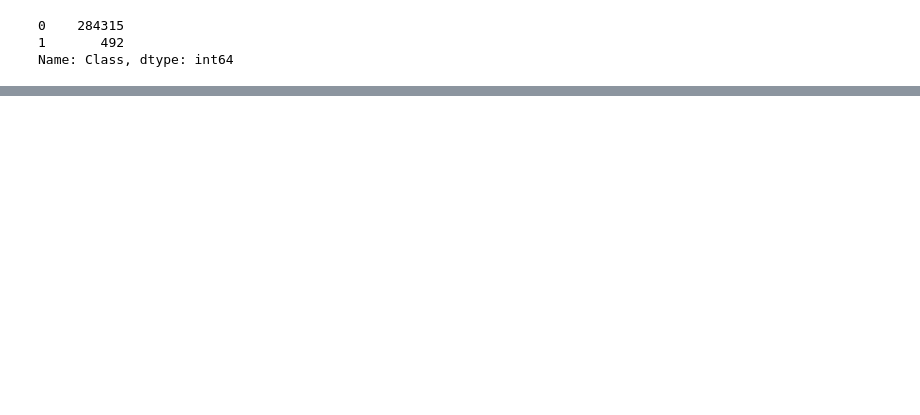
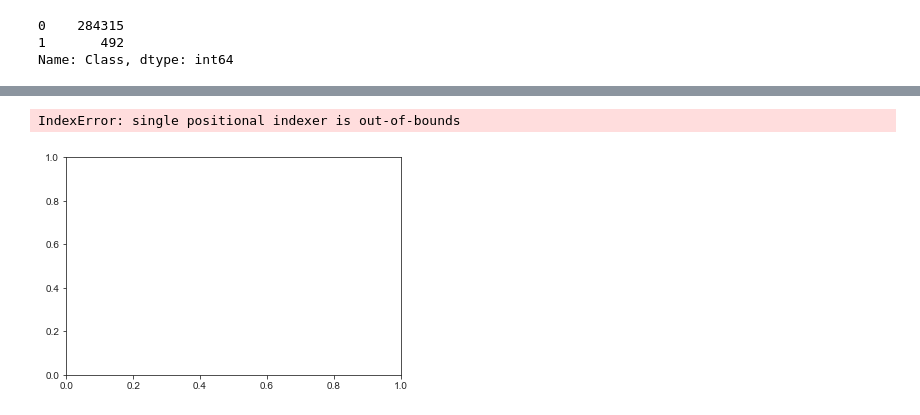
Before and after one commit to sumedhmanwar/Credit-Card-Fraud-Detection, a Jupyter notebook: NB.ipynb, the cells around one changed output, grey strips where cells are left out. Drawn from its saved outputs; the diff is of its cells as text; code cells hidden in the pictures; blank space fills up the shorter version.

```diff
--- a/NB.ipynb
+++ b/NB.ipynb
@@ -71,0 +56,5 @@ ValueError: view limit minimum -35958.248581018524 is less than 1 and is an inva
+# %%
+sns.kdeplot(amt_by_time, shade=True)
+# %% [output]
+IndexError: single positional indexer is out-of-bounds
+[figure, added]
```
Also changed, not shown: parts of 11 cells of this notebook.
